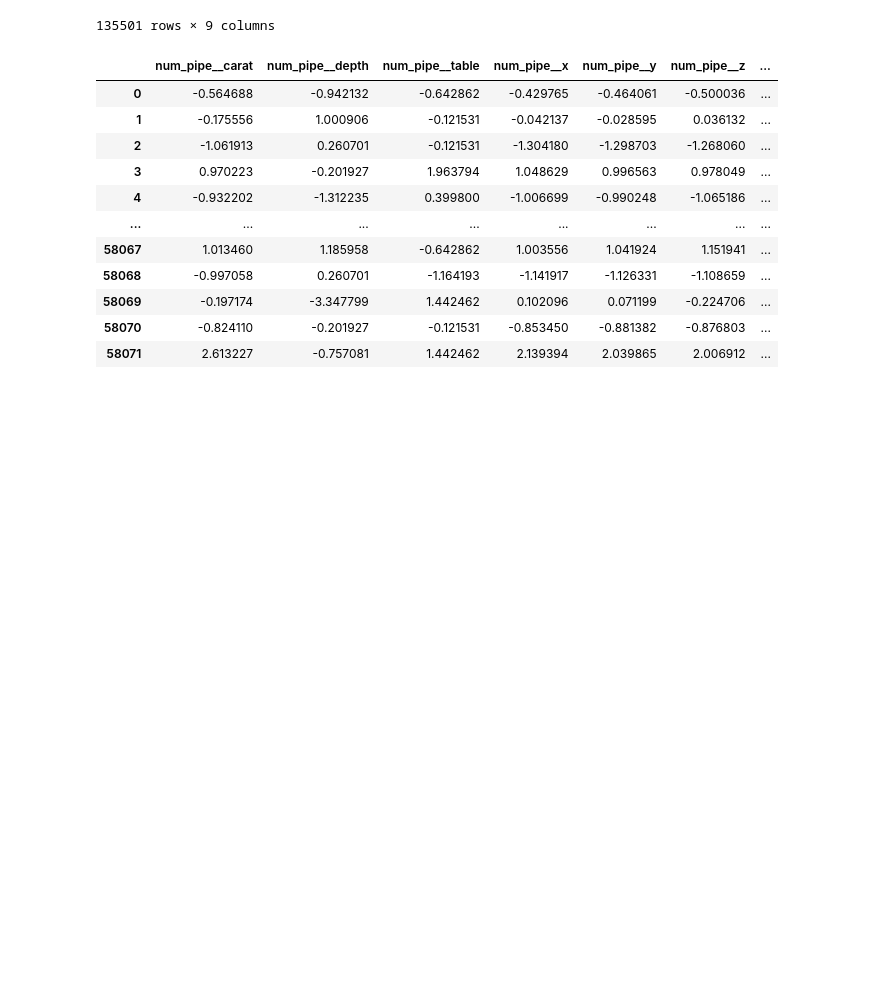
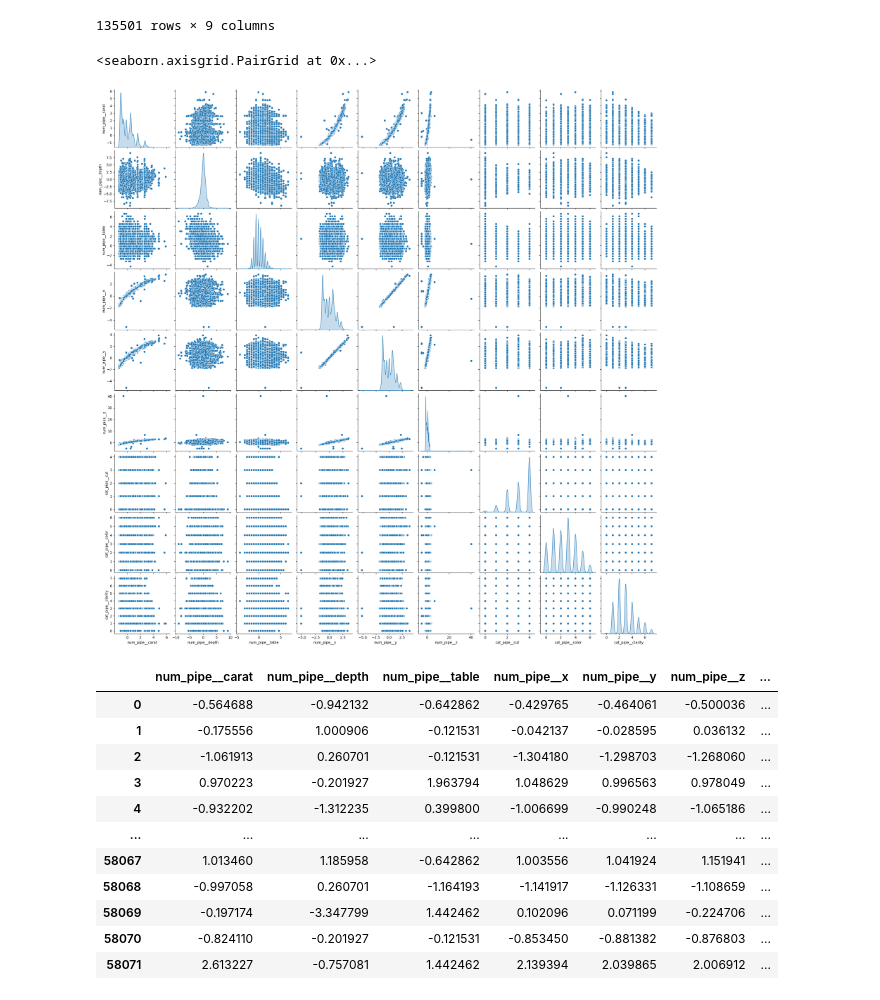
Before and after one commit to virajawate/Data_Science_Learning, a Jupyter notebook: End2End_Sandbox/notebook/model_training.ipynb, the cells around one changed output. Drawn from its saved outputs; the diff is of its cells as text; code cells hidden in the pictures; blank space fills up the shorter version.

```diff
--- a/End2End_Sandbox/notebook/model_training.ipynb
+++ b/End2End_Sandbox/notebook/model_training.ipynb
@@ -145,6 +145,11 @@ x_train
 | 135499 | 0.667565 | -1.774863 | 1.442462 | 0.868337 | 0.951202 | 0.688228 | ... |
 | 135500 | 0.256814 | 0.815855 | -0.121531 | 0.381549 | 0.415942 | 0.470863 | ... |
 135501 rows × 9 columns
+# %%
+sn.pairplot(x_train, diag_kind='kde')
+# %% [output]
+<seaborn.axisgrid.PairGrid at 0x...>
+[figure, added]
 # %%
 x_test
 # %% [output]
```
Also changed, not shown: parts of 2 cells of this notebook, 5 other files.
